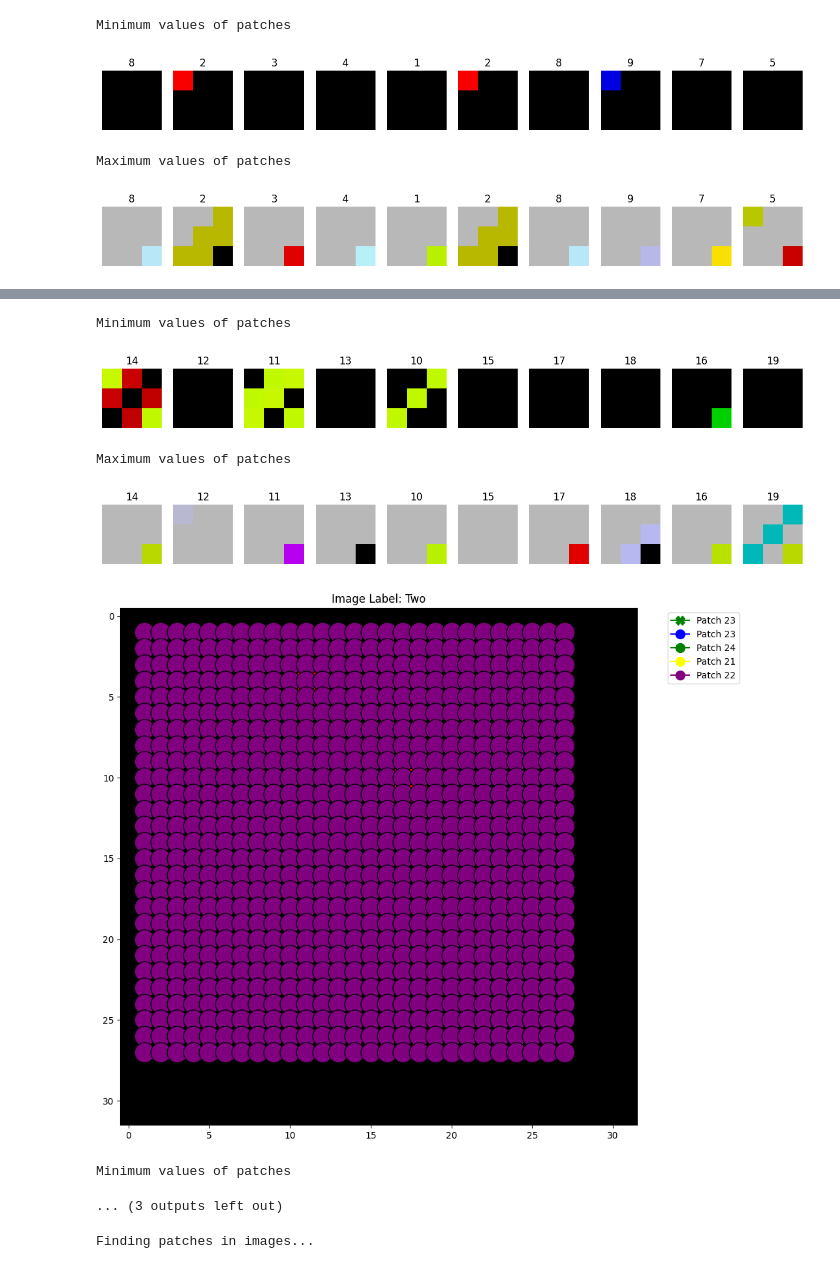
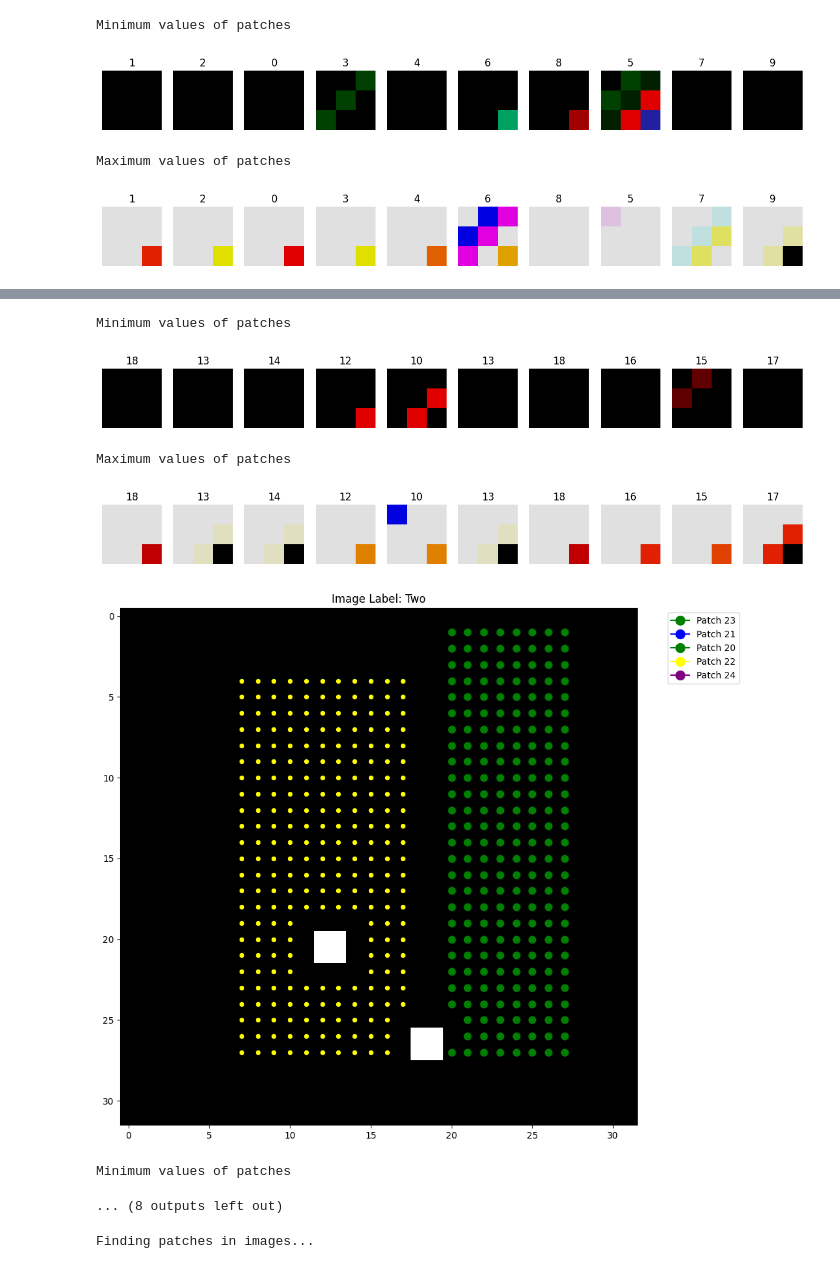
Before and after one commit to vHalenka/TM_DataEnhancer, a Jupyter notebook: main.ipynb, the cells around one changed output, grey strips where cells are left out. Drawn from its saved outputs; the diff is of its cells as text; code cells hidden in the pictures.

```diff
--- a/main.ipynb
+++ b/main.ipynb
@@ -29,11 +31,12 @@ import ssl
 ssl._create_default_https_context = ssl._create_unverified_context
 from keras.datasets import cifar10
 # %%
+
 #Parameters
 
 #TM
-epochs = 5
-max_included_literals = 500
+epochs = 50
+max_included_literals = 10000
 clauses = 10
 T = int((np.sqrt(clauses)/2 + 2)*10)
 s = 1.5
@@ -42,12 +45,12 @@ visual_tokens = True
 encode_to_hypervec = False
 
 #Data
-#trained_labels = np.array([0,1,2,3])
-trained_labels = np.arange(3)
-training_pool_size = 1000 # number of testing pictures loaded
+trained_labels = np.array([0,1,2,3])
+#trained_labels = np.arange(4)
+training_pool_size = 500 # number of testing pictures loaded
 
 #preprocessing
-resolution = 8 # scaled colors to thermometer code size of..
+resolution = 2 # scaled colors to thermometer code size of..
 patch_dim = [3,3]
 
 # Dice Dataset parameters
@@ -59,6 +62,8 @@ window_bottom_right = (32, 32)
 dice_size = 12
 
 # Second run parameters
+bypass_anchor_selection = True
+n_anchor_points = 3
 # %%
 # Debug dataset creation function
 def dice_image(value, top_left=(0, 0), bottom_right=(32, 32), dice_size=8, rand_placement=False, rotation_angle=None):
@@ -69,6 +74,7 @@ def dice_image(value, top_left=(0, 0), bottom_right=(32, 32), dice_size=8, rand_
     if dot_size<1:dot_size=1
 
     dot_color = (255, 0, 0)  # Red color
+    dot_color = (255, 255, 255)  # Red color
 
     if value not in range(0, 10):
         raise ValueError("Dice value should be between 0 and 10.")
@@ -107,7 +113,7 @@ def dice_image(value, top_left=(0, 0), bottom_right=(32, 32), dice_size=8, rand_
         else:
             img = rotate(img, rotation_angle, reshape=False, mode='nearest')
 
-    return img
+    return img, center_x, center_y
 
 
 # Testing the function
@@ -120,7 +126,9 @@ fig, axes = plt.subplots(1, 9, figsize=(24, 4))
 rotations = [None, 45, 15, 250, 45, 30, 0, 0, 0 ,0]  # Some sample rotations
 
 for ax, value, rot in zip(axes, range(0, 11), rotations):
-    ax.imshow(dice_image(value, window_top_left, window_bottom_right, dice_size, True, rot))
+    img, auxX, auxY = dice_image(value, window_top_left, window_bottom_right, dice_size, True, rot)
+    ax.imshow(img)
+    print(auxX, auxY)
     ax.axis("off")
     ax.set_title(f"Face {value} - {rot}° rotation")
 
@@ -133,6 +150,7 @@ if use_debug_dataset: # Dataset selection
     def generate_debug_dataset(dataset_size, window_top_left, window_bottom_right, dice_size, random_rotations=False, include_random_class=False, random_placement=False):
         dataset = np.zeros((dataset_size, 32, 32, 3), dtype=np.uint8)
         labels = np.zeros((dataset_size,), dtype=np.uint8)
+        dice_coordinates = np.zeros((dataset_size,2), dtype=np.uint8)
 
         #rotations = [None, 90, 180, 270]
         rotations = [None, 90, 180, 270]
@@ -149,16 +167,16 @@ if use_debug_dataset: # Dataset selection
                 labels[i] = 10  # The label for the random class
             else:
                 # Create a dice image
-                dataset[i] = dice_image(value=dice_val, top_left=window_top_left, bottom_right=window_bottom_right, dice_size=dice_size, rotation_angle=rot, rand_placement=random_placement)
+                dataset[i], dice_coordinates[i, 0], dice_coordinates[i, 1] = dice_image(value=dice_val, top_left=window_top_left, bottom_right=window_bottom_right, dice_size=dice_size, rotation_angle=rot, rand_placement=random_placement)
                 labels[i] = dice_val  # Making labels 0-indexed
 
-        return dataset, labels
+        return dataset, labels, dice_coordinates
 
 
 
     # Generate datasets
-    X_train_org, Y_train_org = generate_debug_dataset(train_size, window_top_left, window_bottom_right, dice_size, include_random_class=True, random_rotations=False, random_placement=True)
-    X_test_org, Y_test_org = generate_debug_dataset(test_size, window_top_left, window_bottom_right, dice_size, random_rotations=False, random_placement=True)
+    X_train_org, Y_train_org, coors_train_org = generate_debug_dataset(train_size, window_top_left, window_bottom_right, dice_size, include_random_class=True, random_rotations=False, random_placement=True)
+    X_test_org, Y_test_org, coors_test_org = generate_debug_dataset(test_size, window_top_left, window_bottom_right, dice_size, random_rotations=False, random_placement=True)
 
     # Display some sample images from the training set
     fig, axes = plt.subplots(1, 9, figsize=(24, 4))
@@ -303,7 +319,7 @@ def create_windowed_dataset(*datasets, patch_dim):
 # %%
 #Create windows
-X_train, dataset_dimensions = create_windowed_dataset(thermometer_encode(X_train_org), patch_dim=patch_dim)
-X_test, dataset_dimensions = create_windowed_dataset(thermometer_encode(X_test_org), patch_dim=patch_dim)
+X_train = create_windowed_dataset(thermometer_encode(X_train_org), patch_dim=patch_dim)
+X_test = create_windowed_dataset(thermometer_encode(X_test_org), patch_dim=patch_dim)
 
 Y_train = Y_train_org
 Y_test  = Y_test_org
@@ -773,7 +837,7 @@ def plot_patches_in_images(patch_list_pos, patch_list_neg, images, image_labels)
             for patch_id, patch_coords in patch_search_results:
                 for coord in patch_coords:
                     # Plot the position with the chosen marker style
-                    ax_main.scatter(coord[1]+1, coord[0]+1, color=color, s=abs(patch.weight*15), marker=marker_style, edgecolors='black', linewidths=1)
+                    ax_main.scatter(coord[1]+1, coord[0]+1, color=color, s=abs(patch.weight*5), marker=marker_style, edgecolors='black', linewidths=1)
                     results.append((patch_id, coord[0], coord[1]))
 
             # Add a legend element for each patch
@@ -829,4 +893,4 @@ for index, image in enumerate(X_test_org[0:len(trained_labels)]):
 Minimum values of patches
-[figure, old version]
+[figure, new version]
 Maximum values of patches
-[figure, old version]
+[figure, new version]
@@ -834,10 +898,10 @@ Maximum values of patches
 Minimum values of patches
-[figure, old version]
+[figure, new version]
 Maximum values of patches
-[figure, old version]
+[figure, new version]
-[figure, old version]
+[figure, new version]
 Minimum values of patches
-... (3 outputs left out)
+... (8 outputs left out)
 # %%
 print("Finding patches in images...")
 X_test_all_results = find_patches_in_images(X_test_org, Y_test_org, extreme_patches)
```
Also changed, not shown: parts of 21 cells of this notebook.
